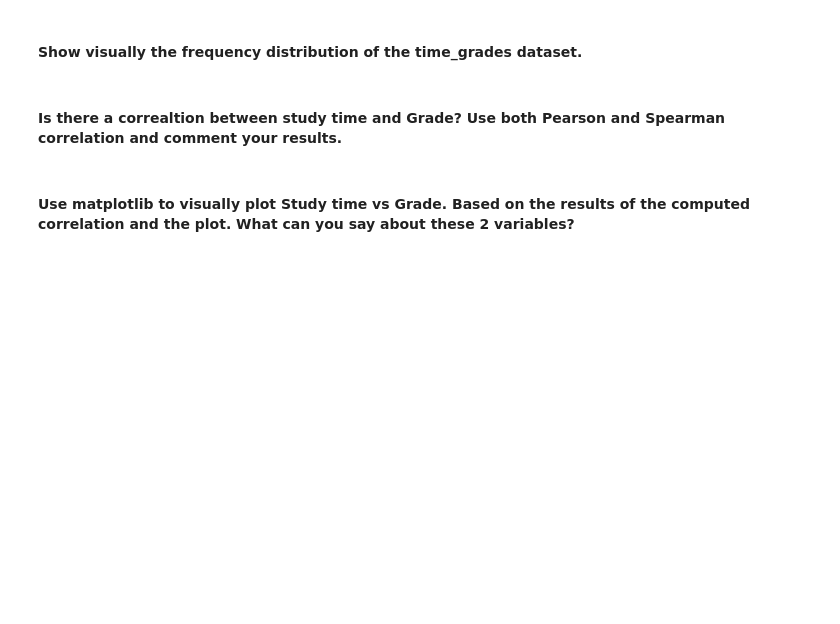
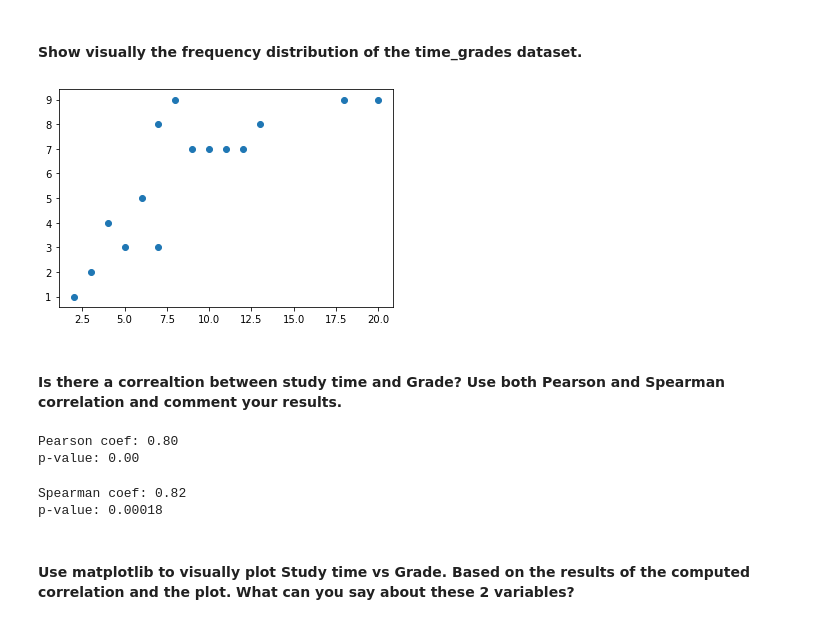
Before and after one commit to ta-datapt-bcn/lab-pivot-table-and-correlation, a Jupyter notebook: your_code/main.ipynb, the cells around one changed output. Drawn from its saved outputs; the diff is of its cells as text; code cells hidden in the pictures; blank space fills up the shorter version.

```diff
--- a/your_code/main.ipynb
+++ b/your_code/main.ipynb
@@ -128,5 +371,6 @@ column= ['Calorie burned', 'Steps','Floors','Minutes Sedentary','Minutes Very Ac
 #### Open the `Time_Grades.csv` file and name your dataset `time_grades`
 # %%
 # your answer here
+time_grades = pd.read_csv("Time_Grades.csv")
 # %%
 #Print time_grades
@@ -137,2 +387,7 @@ column= ['Calorie burned', 'Steps','Floors','Minutes Sedentary','Minutes Very Ac
+# %%
+# your answer here
+_= plt.scatter(x = time_grades['Study time'], y = time_grades['Grade'])
+# %% [output]
+[figure, added]
 # %% [markdown]
 #### Is there a correaltion between study time and Grade? Use both Pearson and Spearman correlation and comment your results.
@@ -143,2 +394,18 @@ column= ['Calorie burned', 'Steps','Floors','Minutes Sedentary','Minutes Very Ac
+# %%
+# your answer here-Pearson
+r, pval = stats.pearsonr(time_grades['Study time'], time_grades['Grade'])
+print('Pearson coef: {:.2f}'.format(r))
+print('p-value: {:.2f}'.format(pval))
+# %% [output]
+Pearson coef: 0.80
+p-value: 0.00
+# %%
+## your answer here-Spearman
+r, pval = stats.spearmanr(time_grades['Study time'], time_grades['Grade'])
+print('Spearman coef: {:.2f}'.format(r))
+print('p-value: {:.5f}'.format(pval))
+# %% [output]
+Spearman coef: 0.82
+p-value: 0.00018
 # %% [markdown]
 #### Use matplotlib to visually plot Study time vs Grade. Based on the results of the computed correlation and the plot. What can you say about these 2 variables?
```
Also changed, not shown: parts of 54 cells of this notebook.
